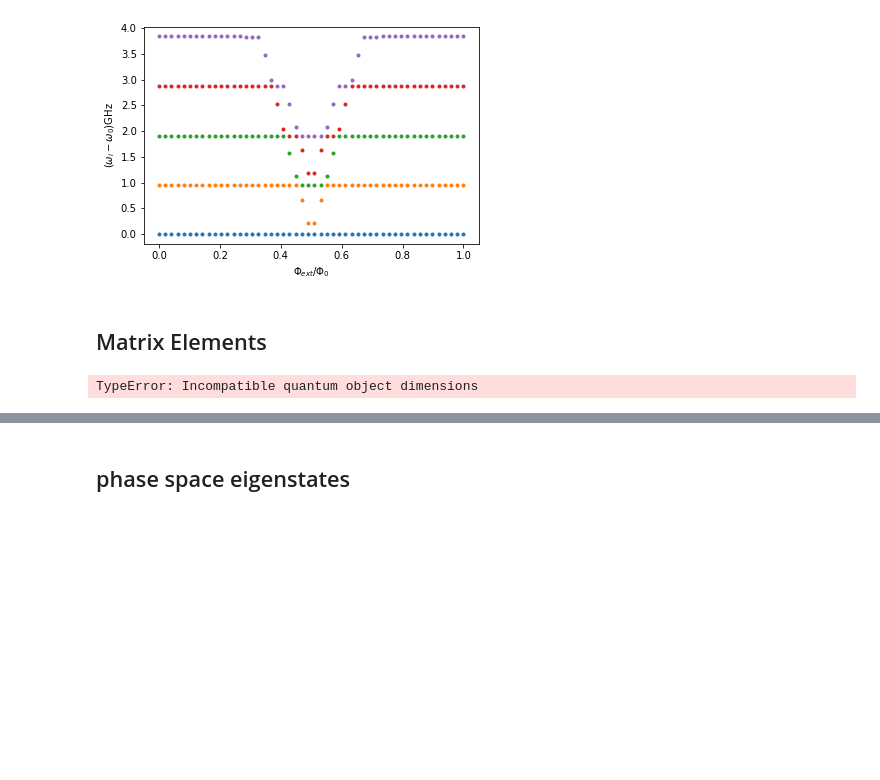
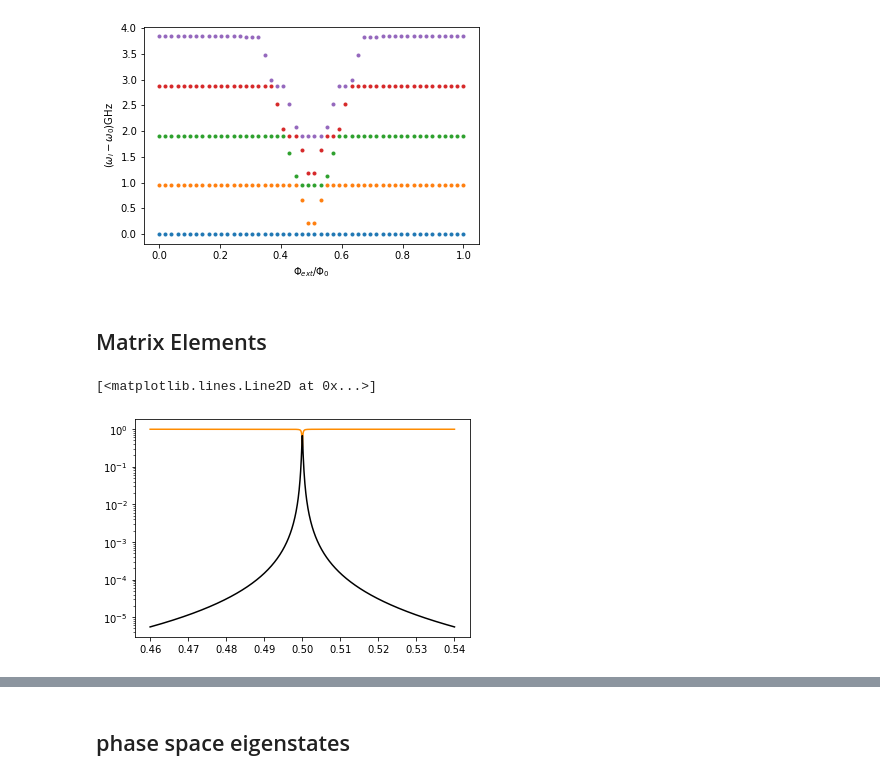
Before and after one commit to stanfordLINQS/SQcircuit, a Jupyter notebook: examples/twoCPB.ipynb, the cells around one changed output, grey strips where cells are left out. Drawn from its saved outputs; the diff is of its cells as text; code cells hidden in the pictures; blank space fills up the shorter version.

```diff
--- a/examples/twoCPB.ipynb
+++ b/examples/twoCPB.ipynb
@@ -54,18 +54,25 @@ plt.show()
 [figure]
 # %% [markdown]
 ## Matrix Elements
-# %%
-numEig = 5
-cr1.linkFluxes({(1, 3): sq.Flux(np.pi)})
-vals, states = cr1.run(numEig)
-O = cr1.couplingOperator("inductive", nodes=(5,4))
-# %% [output]
-TypeError: Incompatible quantum object dimensions
-# %%
-O.dims = [3*[15],3*[15]]
-states[0].dims = [3*[15],3*[1]]
-norm = (states[0].dag()*(O.dag()*O)*states[0])[0].real
-# %%
-for i in range(numEig):
-    states[i].dims = [3*[15],3*[1]]
-    print(np.abs((states[0].dag()*O*states[i])[0])**2/norm)
+# %%
+numEig = 4
+phiExt = np.linspace(0.46, 0.54, 1000) * 2 * np.pi
+capacitive_02 = np.zeros(len(phiExt))
+capacitive_03 = np.zeros(len(phiExt))
+inductive_01 = np.zeros(len(phiExt))
+for i,phi in enumerate(phiExt):
+    cr1.linkFluxes({(1, 3): sq.Flux(phi)})
+    vals, states = cr1.run(numEig)
+    O = cr1.couplingOperator("inductive", nodes=(2,0))
+    norm = (states[0].dag()*(O.dag()*O)*states[0])[0].real
+    inductive_01[i] =  np.abs((states[0].dag()*O*states[1])[0])**2/norm
+    O = cr1.couplingOperator("capacitive", nodes=(5,0))
+    norm = (states[0].dag()*(O.dag()*O)*states[0])[0].real
+    capacitive_02[i] =  np.abs((states[0].dag()*O*states[2])[0])**2/norm
+    capacitive_03[i] = np.abs((states[0].dag()*O*states[3])[0])**2/norm
+# %%
+plt.semilogy(phiExt/2/np.pi, capacitive_02, 'darkorange')
+plt.semilogy(phiExt/2/np.pi, capacitive_03, 'black')
+# %% [output]
+[<matplotlib.lines.Line2D at 0x...>]
+[figure, added]
```
Also changed, not shown: parts of 15 cells of this notebook, 7 other files.
